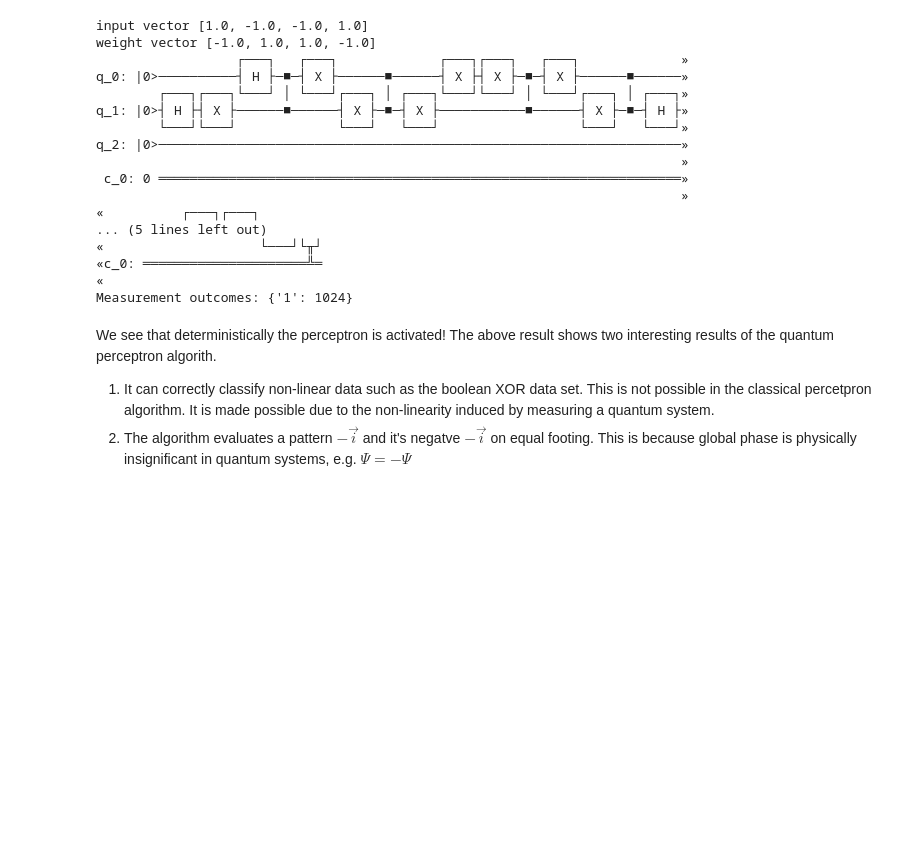
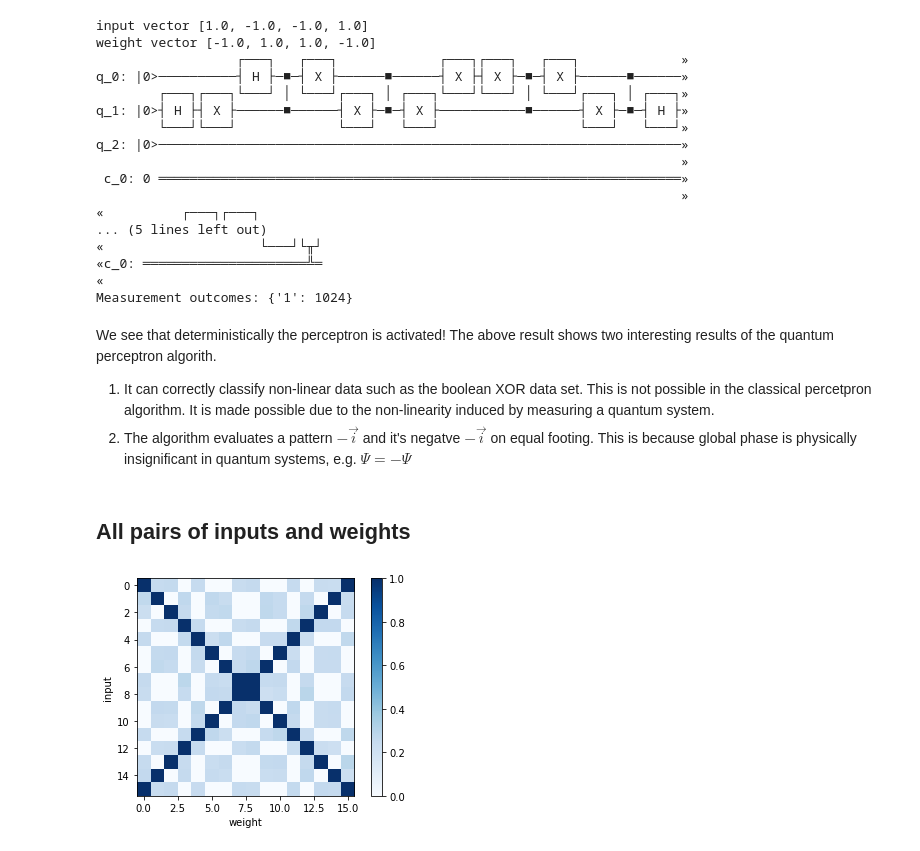
Before and after one commit to Farquhar13/QuantumPerceptron, a Jupyter notebook: QuantumPerceptron/Part2.ipynb, the cells around one changed output. Saved outputs shown, nothing was run; the diff lists cells and outputs as text; code cells hidden in the pictures; blank space fills up the shorter version.

Commit message:
full data visualization

```diff
--- a/QuantumPerceptron/Part2.ipynb
+++ b/QuantumPerceptron/Part2.ipynb
@@ -44,7 +44,8 @@ def SF_encoder(i):
 
     # create quantum register and circuit (N+1 for the ancilla qubit)
     q = QuantumRegister(N+1, 'q')
-    circ = QuantumCircuit(q)
+    c = ClassicalRegister(1, 'c')
+    circ = QuantumCircuit(q, c)
 
     # removed Hadamard gates
 
@@ -66,7 +67,7 @@ def SF_encoder(i):
 
     return circ
 
-def k2vec(k, m):
+def k2vec(k, m=4):
     """
         Parameters:
             - k (integer) the integer number for the corresponding binary vector
@@ -405,3 +412,5 @@ Measurement outcomes: {'1': 1024}
 We see that deterministically the perceptron is activated! The above result shows two interesting results of the quantum perceptron algorith.
 1. It can correctly classify non-linear data such as the boolean XOR data set. This is not possible in the classical percetpron algorithm. It is made possible due to the non-linearity induced by measuring a quantum system.
 2. The algorithm evaluates a pattern $-\vec{i}$ and it's negatve $-\vec{i}$ on equal footing. This is because global phase is physically insignificant in quantum systems, e.g. $\Psi = - \Psi$
+# %% [markdown]
+## All pairs of inputs and weights
@@ -407,0 +445,27 @@ We see that deterministically the perceptron is activated! The above result show
+# %%
+outcomes = np.zeros((16,16))
+for m in range(16):
+    i = k2vec(m)
+    for n in range(16):
+        w =  k2vec(n)
+        counts  = i_w_circuit(i, w)
+        #print(counts)
+        if len(counts) == 1:
+            outcomes[m][n] = int([*counts][0]) # unpacking
+        else:
+            outcomes[m][n] = counts['1']/float(1024)
+# %%
+import numpy as np
+import matplotlib.pyplot as plt
+
+fig, ax = plt.subplots()
+#ax.matshow(outcomes, cmap=plt.cm.Blues)
+ax.set_xlabel("weight")
+ax.set_ylabel("input")
+
+out_plot = ax.imshow(outcomes, cmap='Blues', interpolation='none')
+fig.colorbar(out_plot, ax=ax)
+
+fig.savefig('inputs_v_weights.png')
+# %% [output]
+[figure, added]
```
Also changed, not shown: parts of 4 cells of this notebook.
